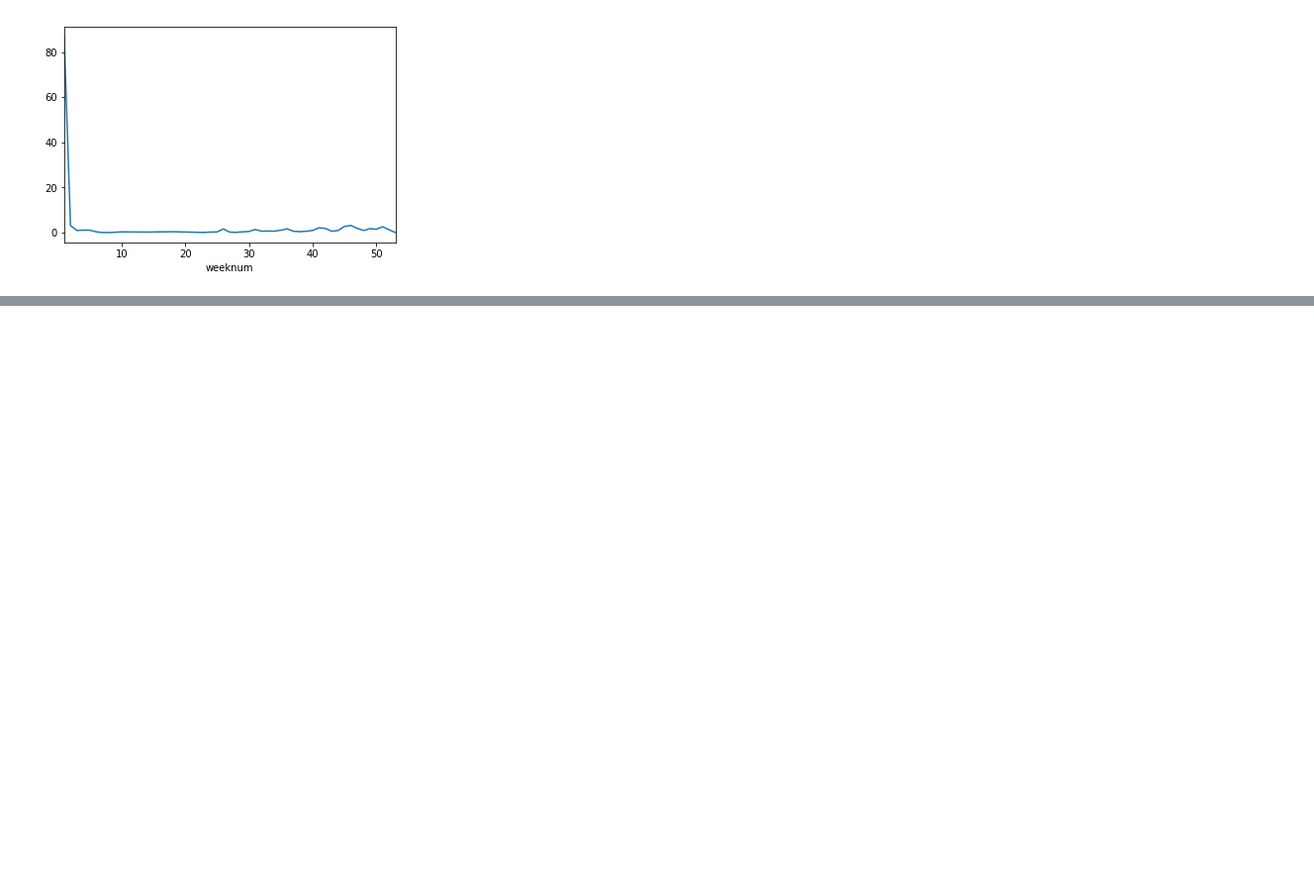
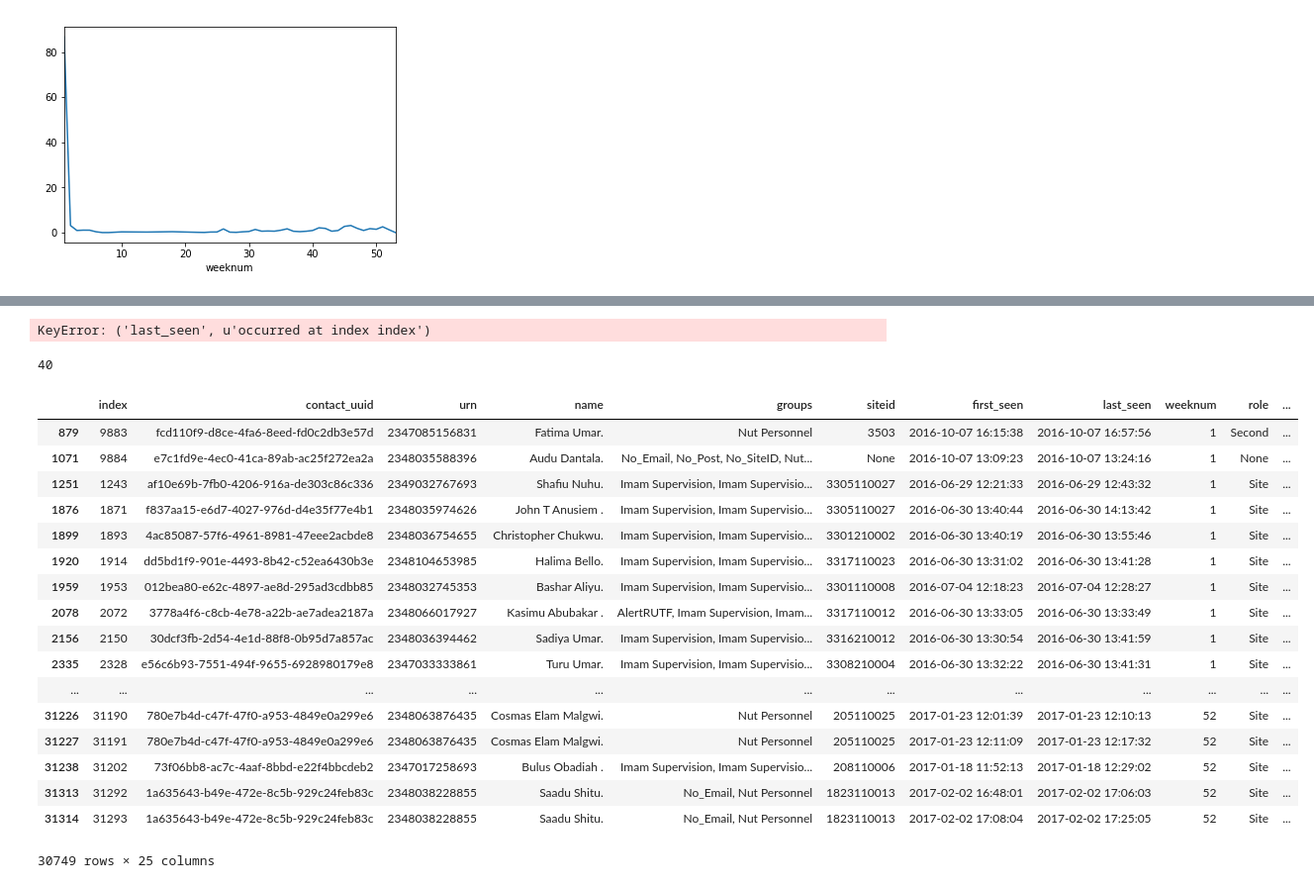
Before and after one commit to RobertJohnston/IMAM, a Jupyter notebook: IMAM Admissions graph.ipynb, the cells around one changed output, grey strips where cells are left out. Shown: that part at 99% size. Cells and saved outputs as stored; diff of their text form; code cells hidden in the pictures; blank space fills up the shorter version.

```diff
--- a/IMAM Admissions graph.ipynb
+++ b/IMAM Admissions graph.ipynb
@@ -749,0 +790,29 @@ df_filtered['default_rate'].groupby(df_filtered['weeknum']).sum().plot()
+# %%
+df_filtered.apply(lambda x: x['last_seen'])
+# %% [output]
+KeyError: ('last_seen', u'occurred at index index')
+# %%
+df_filtered['last_seen'][0].week
+# %% [output]
+40
+# %%
+df_filtered.sort_values(['year', 'weeknum'])
+# %% [output]
+|  | index | contact_uuid | urn | name | groups | siteid | first_seen | last_seen | weeknum | role | ... |
+| 879 | 9883 | fcd110f9-d8ce-4fa6-8eed-fd0c2db3e57d | 2347085156831 | Fatima Umar. | Nut Personnel | 3503 | 2016-10-07 16:15:38 | 2016-10-07 16:57:56 | 1 | Second | ... |
+| 1071 | 9884 | e7c1fd9e-4ec0-41ca-89ab-ac25f272ea2a | 2348035588396 | Audu Dantala. | No_Email, No_Post, No_SiteID, Nut... | None | 2016-10-07 13:09:23 | 2016-10-07 13:24:16 | 1 | None | ... |
+| 1251 | 1243 | af10e69b-7fb0-4206-916a-de303c86c336 | 2349032767693 | Shafiu Nuhu. | Imam Supervision, Imam Supervisio... | 3305110027 | 2016-06-29 12:21:33 | 2016-06-29 12:43:32 | 1 | Site | ... |
+| 1876 | 1871 | f837aa15-e6d7-4027-976d-d4e35f77e4b1 | 2348035974626 | John T Anusiem . | Imam Supervision, Imam Supervisio... | 3305110027 | 2016-06-30 13:40:44 | 2016-06-30 14:13:42 | 1 | Site | ... |
+| 1899 | 1893 | 4ac85087-57f6-4961-8981-47eee2acbde8 | 2348036754655 | Christopher Chukwu. | Imam Supervision, Imam Supervisio... | 3301210002 | 2016-06-30 13:40:19 | 2016-06-30 13:55:46 | 1 | Site | ... |
+| 1920 | 1914 | dd5bd1f9-901e-4493-8b42-c52ea6430b3e | 2348104653985 | Halima Bello. | Imam Supervision, Imam Supervisio... | 3317110023 | 2016-06-30 13:31:02 | 2016-06-30 13:41:28 | 1 | Site | ... |
+| 1959 | 1953 | 012bea80-e62c-4897-ae8d-295ad3cdbb85 | 2348032745353 | Bashar Aliyu. | Imam Supervision, Imam Supervisio... | 3301110008 | 2016-07-04 12:18:23 | 2016-07-04 12:28:27 | 1 | Site | ... |
+| 2078 | 2072 | 3778a4f6-c8cb-4e78-a22b-ae7adea2187a | 2348066017927 | Kasimu Abubakar . | AlertRUTF, Imam Supervision, Imam... | 3317110012 | 2016-06-30 13:33:05 | 2016-06-30 13:33:49 | 1 | Site | ... |
+| 2156 | 2150 | 30dcf3fb-2d54-4e1d-88f8-0b95d7a857ac | 2348036394462 | Sadiya Umar. | Imam Supervision, Imam Supervisio... | 3316210012 | 2016-06-30 13:30:54 | 2016-06-30 13:41:59 | 1 | Site | ... |
+| 2335 | 2328 | e56c6b93-7551-494f-9655-6928980179e8 | 2347033333861 | Turu Umar. | Imam Supervision, Imam Supervisio... | 3308210004 | 2016-06-30 13:32:22 | 2016-06-30 13:41:31 | 1 | Site | ... |
+| ... | ... | ... | ... | ... | ... | ... | ... | ... | ... | ... | ... |
+| 31226 | 31190 | 780e7b4d-c47f-47f0-a953-4849e0a299e6 | 2348063876435 | Cosmas Elam Malgwi. | Nut Personnel | 205110025 | 2017-01-23 12:01:39 | 2017-01-23 12:10:13 | 52 | Site | ... |
+| 31227 | 31191 | 780e7b4d-c47f-47f0-a953-4849e0a299e6 | 2348063876435 | Cosmas Elam Malgwi. | Nut Personnel | 205110025 | 2017-01-23 12:11:09 | 2017-01-23 12:17:32 | 52 | Site | ... |
+| 31238 | 31202 | 73f06bb8-ac7c-4aaf-8bbd-e22f4bbcdeb2 | 2347017258693 | Bulus Obadiah . | Imam Supervision, Imam Supervisio... | 208110006 | 2017-01-18 11:52:13 | 2017-01-18 12:29:02 | 52 | Site | ... |
+| 31313 | 31292 | 1a635643-b49e-472e-8c5b-929c24feb83c | 2348038228855 | Saadu Shitu. | No_Email, Nut Personnel | 1823110013 | 2017-02-02 16:48:01 | 2017-02-02 17:06:03 | 52 | Site | ... |
+| 31314 | 31293 | 1a635643-b49e-472e-8c5b-929c24feb83c | 2348038228855 | Saadu Shitu. | No_Email, Nut Personnel | 1823110013 | 2017-02-02 17:08:04 | 2017-02-02 17:25:05 | 52 | Site | ... |
+30749 rows × 25 columns
```
Also changed, not shown: parts of 8 cells of this notebook, 1 other file.
